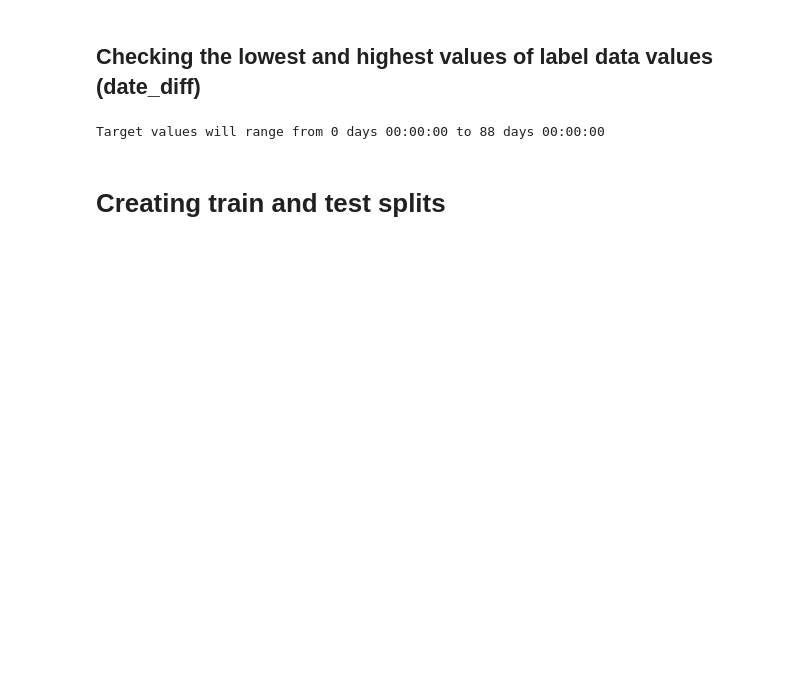
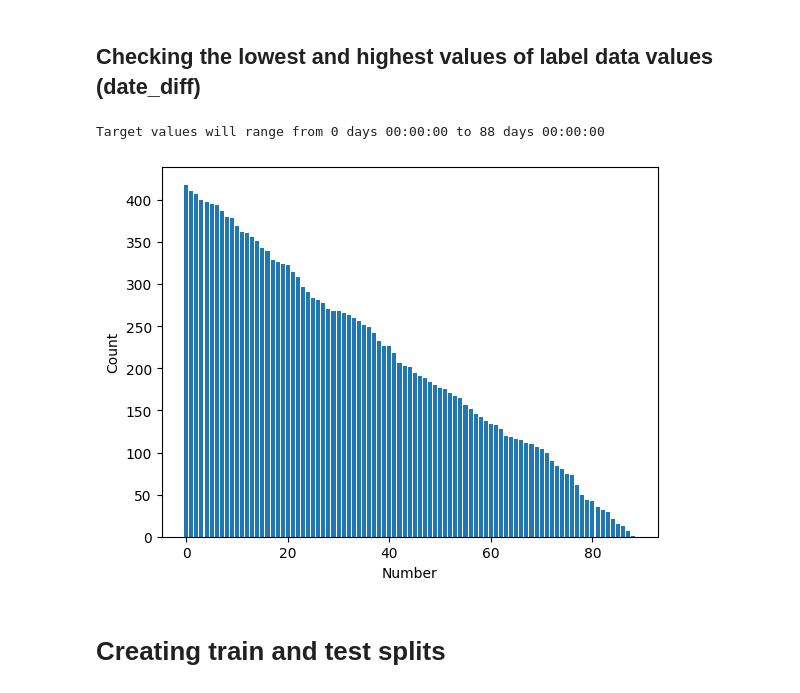
Before and after one commit to baari-ali/hard-drive-predictive-maintenance, a Jupyter notebook: decision_tree_and_random_forest_modelling.ipynb, the cells around one changed output. Drawn from its saved outputs; the diff is of its cells as text; code cells hidden in the pictures; blank space fills up the shorter version.

```diff
--- a/decision_tree_and_random_forest_modelling.ipynb
+++ b/decision_tree_and_random_forest_modelling.ipynb
@@ -320,6 +320,18 @@ max_value = df['date_diff'].max()
 print(f'Target values will range from {min_value} to {max_value}')
 # %% [output]
 Target values will range from 0 days 00:00:00 to 88 days 00:00:00
+# %%
+RUL = df['date_diff'].dt.days.values
+# %%
+from collections import Counter
+
+counter = Counter(RUL)
+plt.bar(counter.keys(), counter.values())
+plt.xlabel('Number')
+plt.ylabel('Count')
+plt.show()
+# %% [output]
+[figure, added]
 # %% [markdown]
 # Creating train and test splits
 # %%
```
Also changed, not shown: parts of 31 cells of this notebook.
